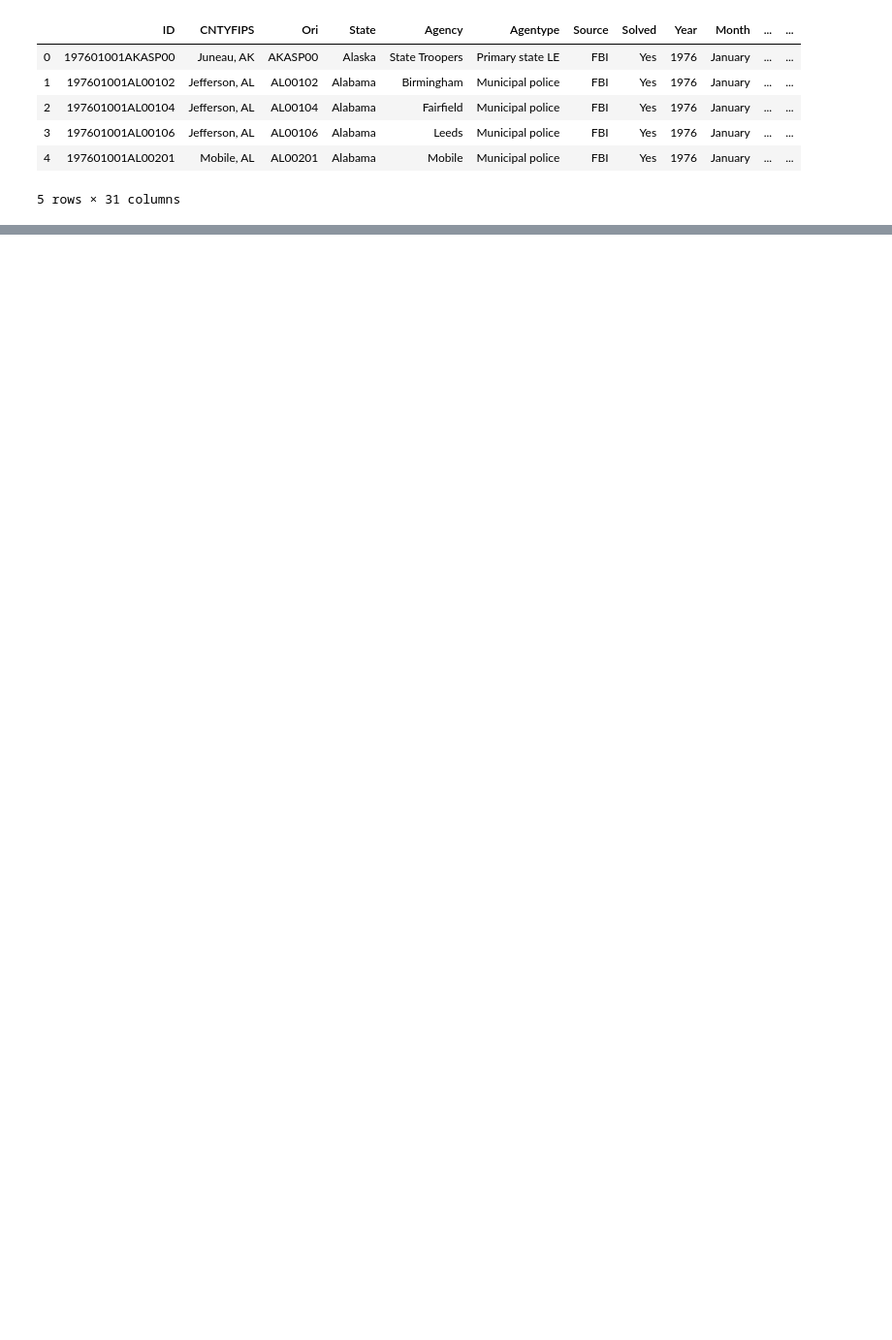
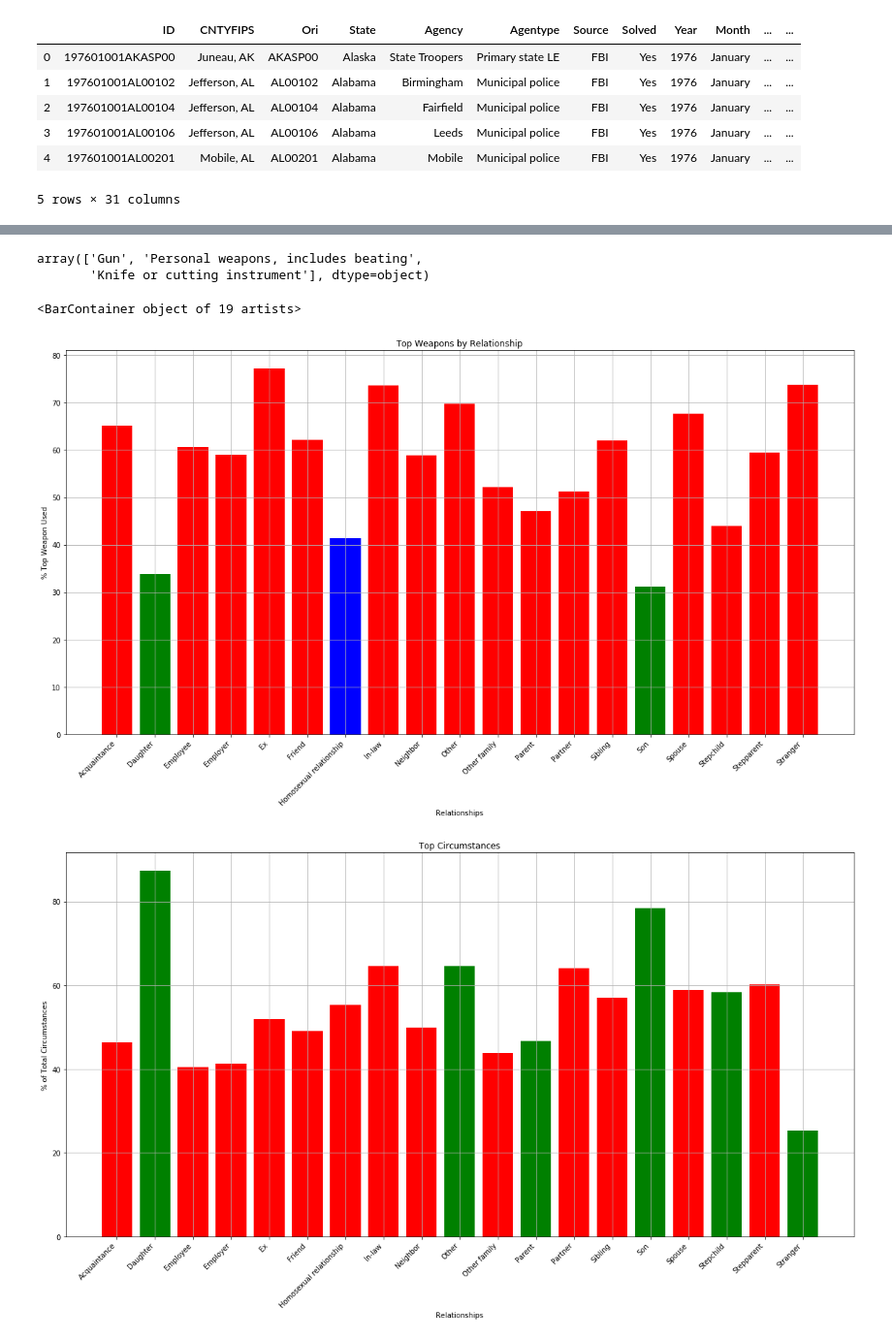
Before and after one commit to sparking29/Murder_Analysis, a Jupyter notebook: murder-analysis.ipynb, the cells around one changed output, grey strips where cells are left out. Shown: that part at 97% size. Saved outputs shown, nothing was run; the diff lists cells and outputs as text; code cells hidden in the pictures; blank space fills up the shorter version.

```diff
--- a/murder-analysis.ipynb
+++ b/murder-analysis.ipynb
@@ -178,0 +65,4 @@ plt.show()
+# %%
+pd.crosstab(murder_df.Relationship, murder_df.Circumstance)
+murdercirc_relationship_df = pd.crosstab(murder_df.Relationship, murder_df.Circumstance)
+murdercirc_relationship_df.head()
@@ -178,0 +77,13 @@ plt.show()
+# %%
+murdertype = murder_relationship_df.idxmax(axis=1)
+total_top_weapons = murder_relationship_df.max(axis=1)
+top_circs = murdercirc_relationship_df.idxmax(axis=1)
+total_top_circs = murdercirc_relationship_df.max(axis=1)
+
+total_circs = murdercirc_relationship_df.sum(axis=1)
+# %%
+percent_weapon = (total_top_weapons/total_circs)*100
+percent_circs = (total_top_circs/total_circs)*100
+data_stack_2 = pd.concat([murdertype, percent_weapon, top_circs, percent_circs, total_circs], axis=1, sort=True)
+data_stack_2.columns=["Top Weapon", "% Use", "Top Circ", "% Circ", "Total Circs"]
+data_stack_2
@@ -178,0 +147,35 @@ plt.show()
+# %%
+Weapons = data_stack_2["Top Weapon"].unique()
+Weapons
+# %% [output]
+array(['Gun', 'Personal weapons, includes beating',
+       'Knife or cutting instrument'], dtype=object)
+# %%
+Relationships = data_stack_2.index
+
+plt.figure(figsize = (20,10))
+plt.title("Top Weapons by Relationship")
+plt.xlabel("Relationships")
+plt.ylabel("% Top Weapon Used")
+plt.xticks(rotation=45, ha="right")
+plt.grid()
+colors = {'Gun':'red', 'Personal weapons, includes beating':'green', 'Knife or cutting instrument':'blue'}
+colors = data_stack_2['Top Weapon'].apply(lambda x: colors[x])
+
+plt.bar(Relationships, percent_weapon, color=colors, align="center")
+
+
+plt.figure(figsize = (20,10))
+plt.title("Top Circumstances")
+plt.xlabel("Relationships")
+plt.ylabel("% of Total Circumstances")
+plt.xticks(rotation=45, ha="right")
+plt.grid()
+colors = {'Arguments':'red', 'Other':'green'}
+colors = data_stack_2['Top Circ'].apply(lambda x: colors[x])
+
+plt.bar(Relationships, percent_circs, color=colors, align="center")
+# %% [output]
+<BarContainer object of 19 artists>
+[figure, added]
+[figure, added]
```
Also changed, not shown: parts of 25 cells of this notebook.
